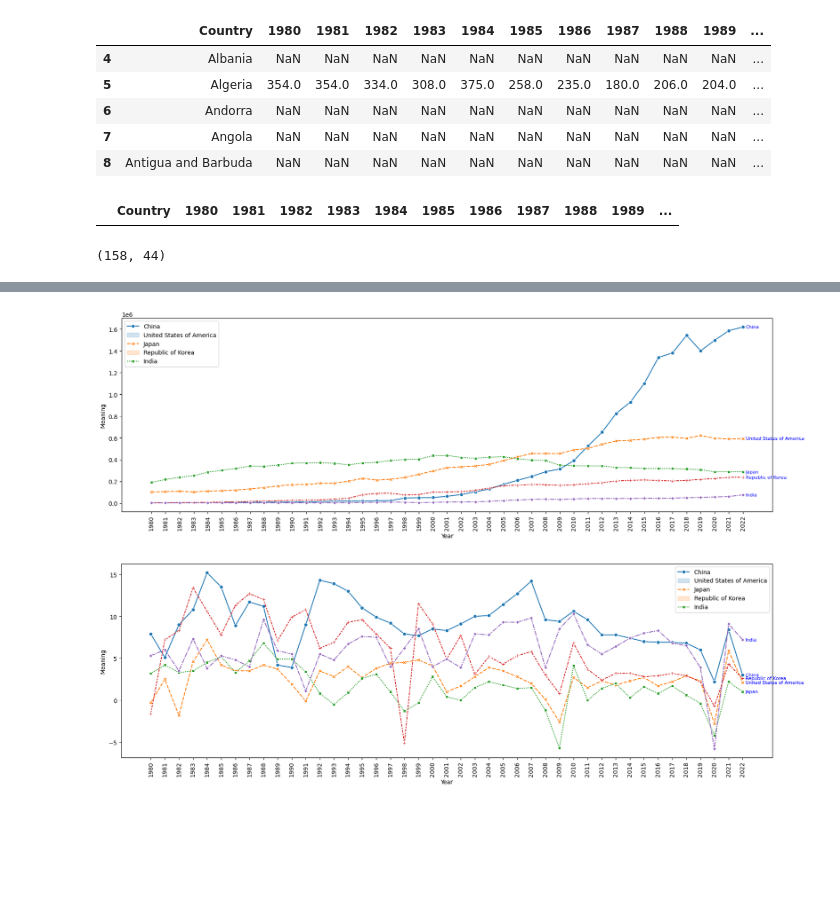
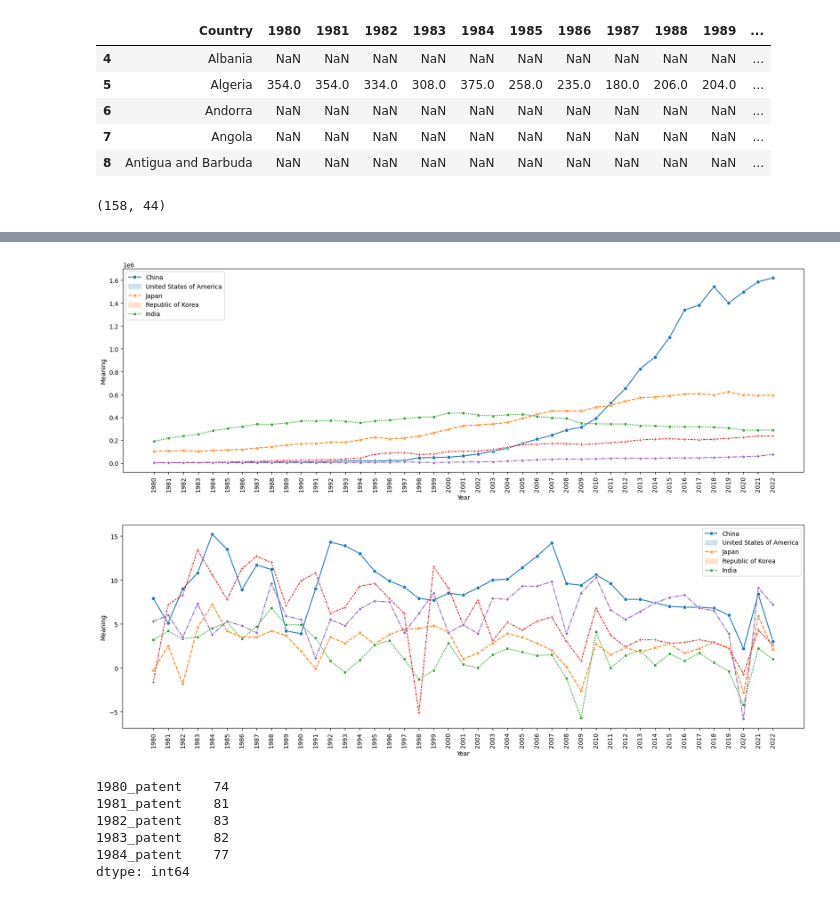
Before and after one commit to Vyshnevskyi91/Economy-growth-prediction, a Jupyter notebook: PatentsToGDP.ipynb, the cells around one changed output, grey strips where cells are left out. Cells and saved outputs as stored; diff of their text form; code cells hidden in the pictures; blank space fills up the shorter version.

```diff
--- a/PatentsToGDP.ipynb
+++ b/PatentsToGDP.ipynb
@@ -33,11 +30,6 @@ df_patent.head()
 | 6 | Andorra | NaN | NaN | NaN | NaN | NaN | NaN | NaN | NaN | NaN | NaN | ... |
 | 7 | Angola | NaN | NaN | NaN | NaN | NaN | NaN | NaN | NaN | NaN | NaN | ... |
 | 8 | Antigua and Barbuda | NaN | NaN | NaN | NaN | NaN | NaN | NaN | NaN | NaN | NaN | ... |
-# %%
-filtered_rows = df_patent[df_patent['Country'].str.contains('North Macedonia')]
-filtered_rows
-# %% [output]
-|  | Country | 1980 | 1981 | 1982 | 1983 | 1984 | 1985 | 1986 | 1987 | 1988 | 1989 | ... |
 # %%
 GDP_path = r'C:\work\imf-dm-export-20231128.xls'
 df_GDP = pd.read_excel(GDP_path)
@@ -76,35 +68,31 @@ df_combined.head()
 # %%
 df_combined_transposed = df_combined.transpose()
 
 # Sort the DataFrame based on values in the "2022_patent" column and select the top 5
 top_5_countries_2022 = df_combined["2022_patent"].sort_values(ascending=False).head(5).index
 
 # Sort the DataFrame based on the top 5 countries for 2022
 df_combined_sorted = df_combined.loc[top_5_countries_2022].sort_values(by="2022_patent", ascending=False)
 
 # Plotting
 plt.figure(figsize=(20, 6))
 
 # Plot the DataFrame using Seaborn's lineplot
 sns.lineplot(data=df_combined_sorted.transpose()[:43], markers=True)
 
 # Set custom x-axis tick labels from 1980 to 2022
 years = list(range(1980, 2023))
 plt.xticks(range(len(years)), years, rotation=90)
 
-# Adding legend for the top 5 countries in 2022
-for country in top_5_countries_2022:
-    plt.text(len(years) - 1 + 0.2, df_combined.loc[country, "2022_patent"], country, ha='left', va='center', fontsize=8, color='blue')
-
 plt.xlabel('Year')
 plt.ylabel('Meaning')
 
 # Add legend for the top 5 countries
 plt.legend(top_5_countries_2022)
 
 plt.show()
 # %% [output]
-[figure, old version]
+[figure, new version]
 # %%
 # Sort the DataFrame based on the top 5 countries for 2022
 df_combined_sorted_gdp = df_combined.loc[top_5_countries_2022].sort_values(by="2022_patent", ascending=False)
@@ -119,10 +107,6 @@ sns.lineplot(data=df_combined_sorted_gdp.transpose()[43:], markers=True)
 years = list(range(1980, 2023))
 plt.xticks(range(len(years)), years, rotation=90)
 
-# Adding legend for the top 5 countries in 2022
-for country in top_5_countries_2022:
-    plt.text(len(years) - 1 + 0.2, df_combined.loc[country, "2022_GDP"], country, ha='left', va='center', fontsize=8, color='blue')
-
 plt.xlabel('Year')
 plt.ylabel('Meaning')
 
@@ -131,4 +115,13 @@ plt.legend(top_5_countries_2022)
 
 plt.show()
 # %% [output]
-[figure, old version]
+[figure, new version]
+# %%
+df_combined.isnull().sum().head()
+# %% [output]
+1980_patent    74
+1981_patent    81
+1982_patent    83
+1983_patent    82
+1984_patent    77
+dtype: int64
```
Also changed, not shown: parts of 7 cells of this notebook.
